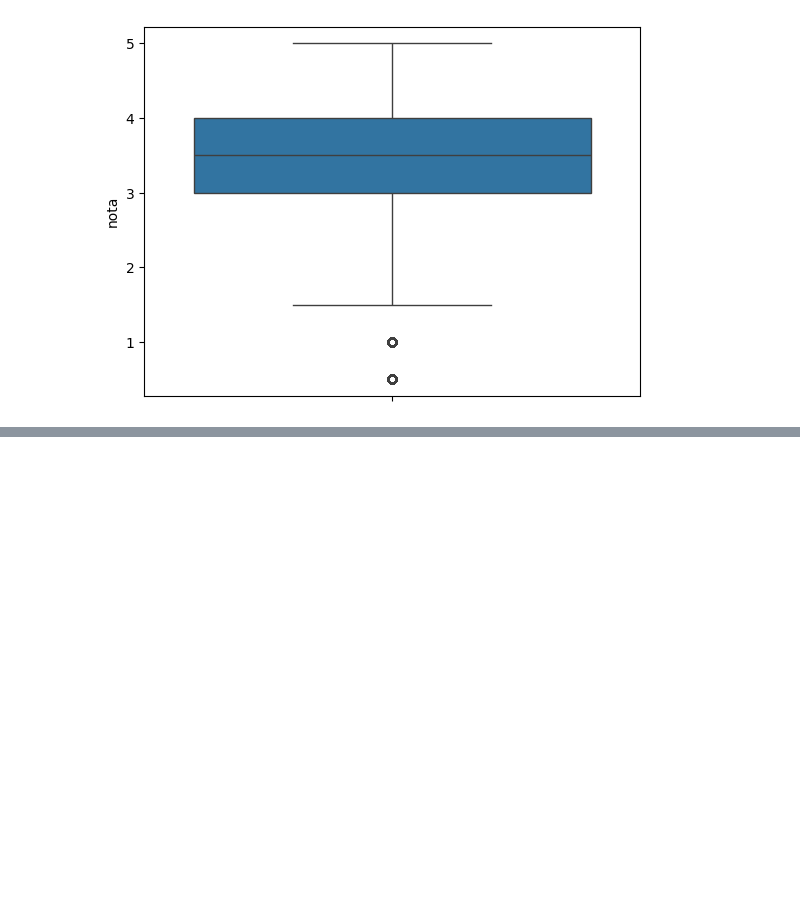
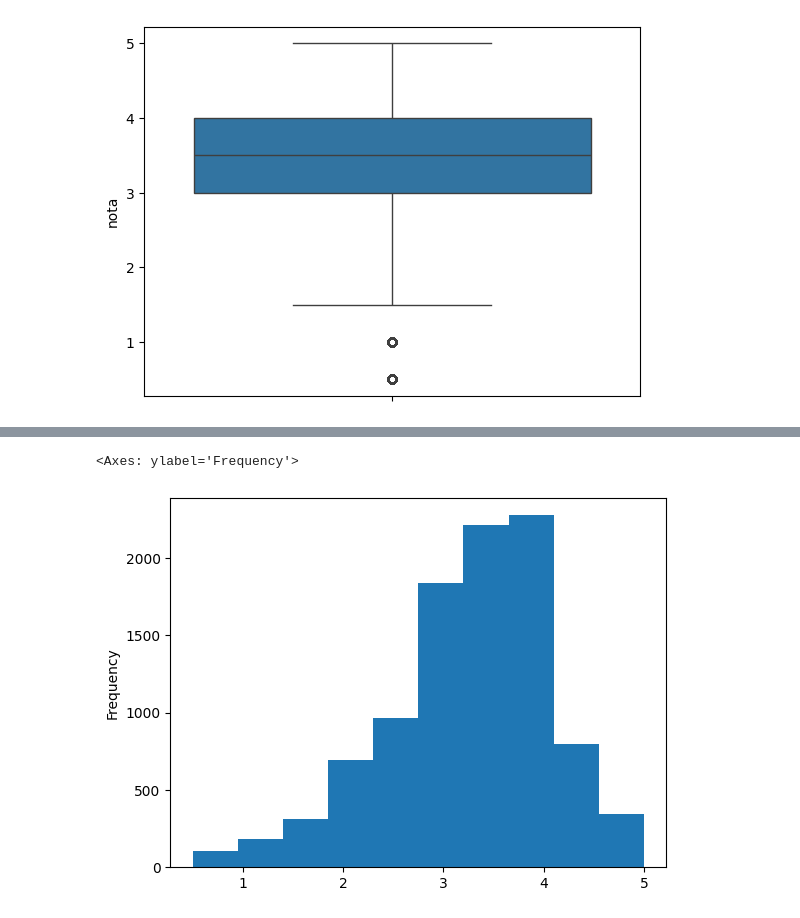
Before and after one commit to alex-sandro/Curso-data-science, a Jupyter notebook: Curso_Data_Science.ipynb, the cells around one changed output, grey strips where cells are left out. Drawn from its saved outputs; the diff is of its cells as text; code cells hidden in the pictures; blank space fills up the shorter version.

```diff
--- a/Curso_Data_Science.ipynb
+++ b/Curso_Data_Science.ipynb
@@ -128,0 +154,3 @@ sns.boxplot(notas.nota)
+# %%
+medias_por_filmes = notas.groupby("filmesId").mean()["nota"]
+medias_por_filmes.head()
@@ -128,0 +165,5 @@ sns.boxplot(notas.nota)
+# %%
+medias_por_filmes.plot(kind="hist")
+# %% [output]
+<Axes: ylabel='Frequency'>
+[figure, added]
```
Also changed, not shown: parts of 27 cells of this notebook.
